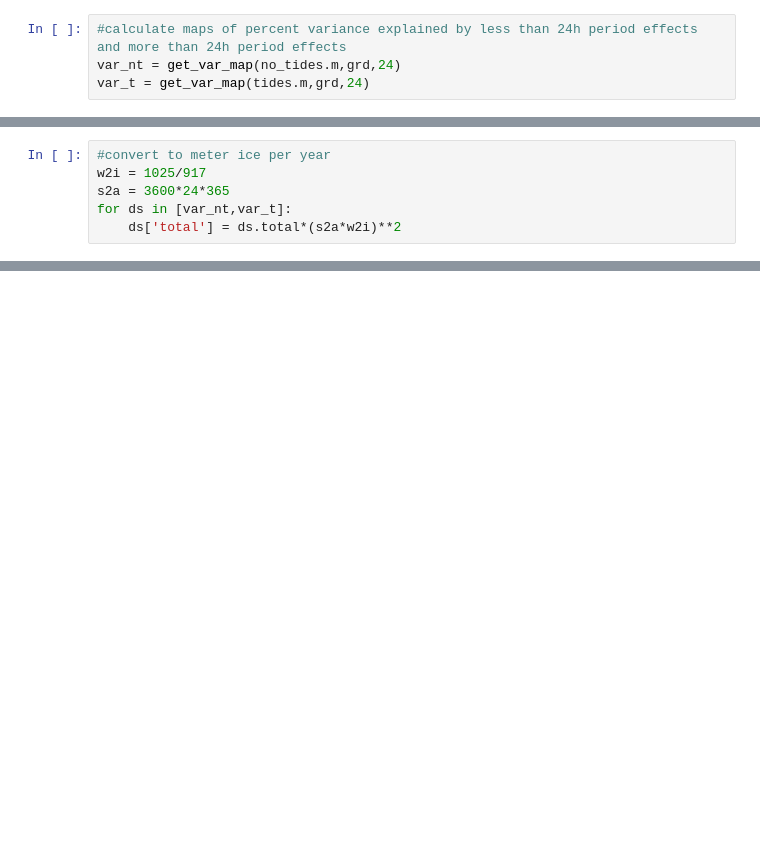
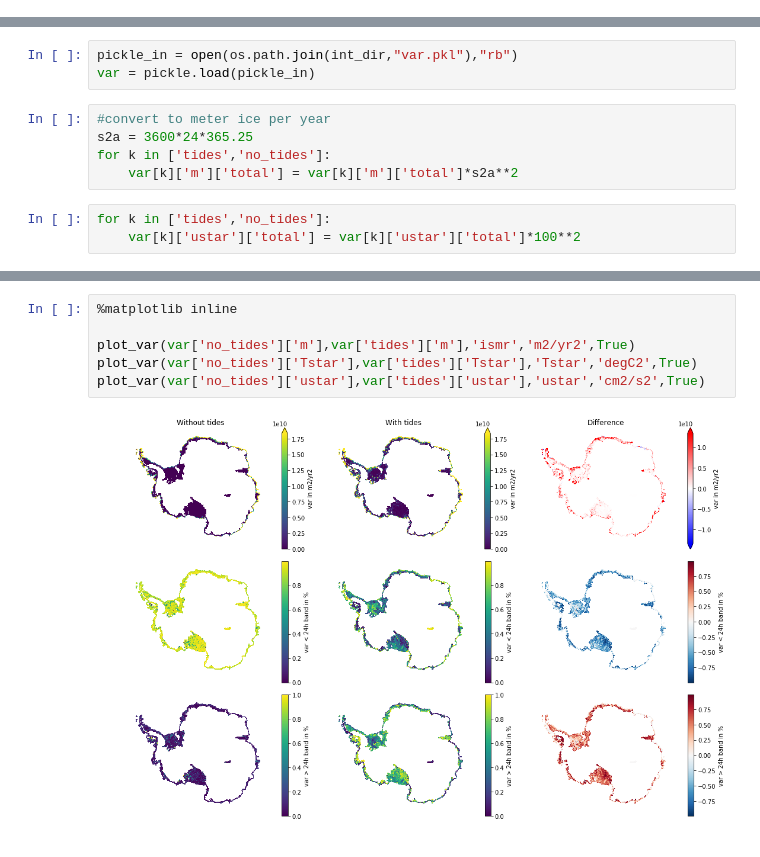
Before and after one commit to kuechenrole/antarctic_melting, a Jupyter notebook: notebooks/analysis/tidal_variance.ipynb, the cells around one changed output, grey strips where cells are left out. Saved outputs shown, nothing was run; the diff lists cells and outputs as text; blank space fills up the shorter version.

Commit message:
tidal melting variance relations and requirements.txt

```diff
--- a/notebooks/analysis/tidal_variance.ipynb
+++ b/notebooks/analysis/tidal_variance.ipynb
@@ -96,6 +112,2 @@ def get_var_map(ts_map,grd,K):
 
     return var
-# %%
-#calculate maps of percent variance explained by less than 24h period effects and more than 24h period effects
-var_nt = get_var_map(no_tides.m,grd,24)
-var_t = get_var_map(tides.m,grd,24)
@@ -109,9 +135,14 @@ If you're reading this message in another frontend (for example, a static render
+# %%
+pickle_in = open(os.path.join(int_dir,"var.pkl"),"rb")
+var = pickle.load(pickle_in)
 # %%
 #convert to meter ice per year
-w2i = 1025/917
-s2a = 3600*24*365
-for ds in [var_nt,var_t]:
-    ds['total'] = ds.total*(s2a*w2i)**2
+s2a = 3600*24*365.25
+for k in ['tides','no_tides']:
+    var[k]['m']['total'] = var[k]['m']['total']*s2a**2
+# %%
+for k in ['tides','no_tides']:
+    var[k]['ustar']['total'] = var[k]['ustar']['total']*100**2
 # %%
 %matplotlib notebook
 #plot variances of raw, low pass and high pass filtered signals
@@ -179,0 +214,8 @@ plot_var(var_nt.isel(eta_rho=slice(270,390),xi_rho=slice(150,250)),var_t.isel(et
+# %%
+%matplotlib inline
+
+plot_var(var['no_tides']['m'],var['tides']['m'],'ismr','m2/yr2',True)
+plot_var(var['no_tides']['Tstar'],var['tides']['Tstar'],'Tstar','degC2',True)
+plot_var(var['no_tides']['ustar'],var['tides']['ustar'],'ustar','cm2/s2',True)
+# %% [output]
+[figure, added]
```
Also changed, not shown: parts of 12 cells of this notebook, 46 other files.
